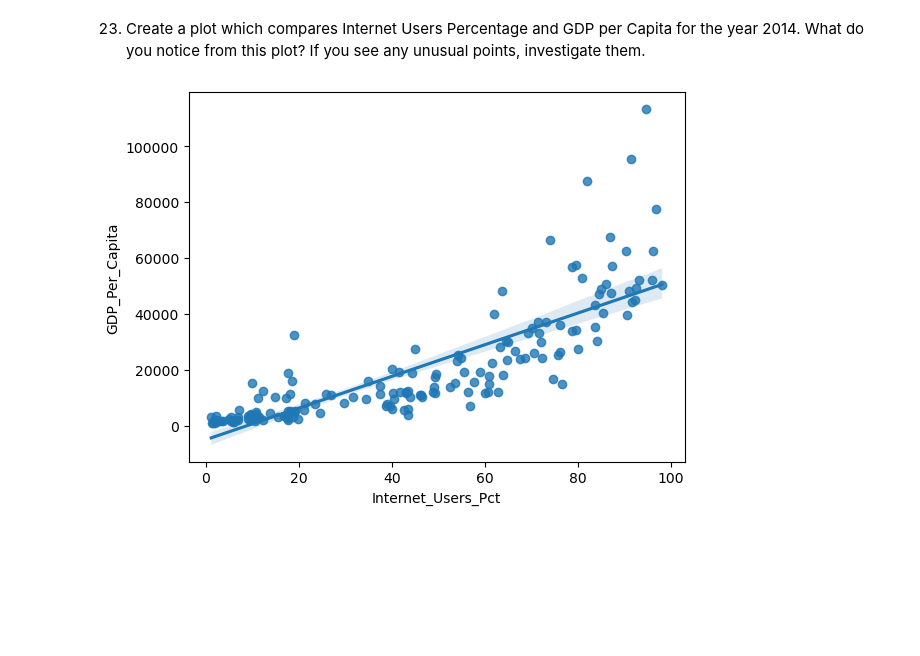
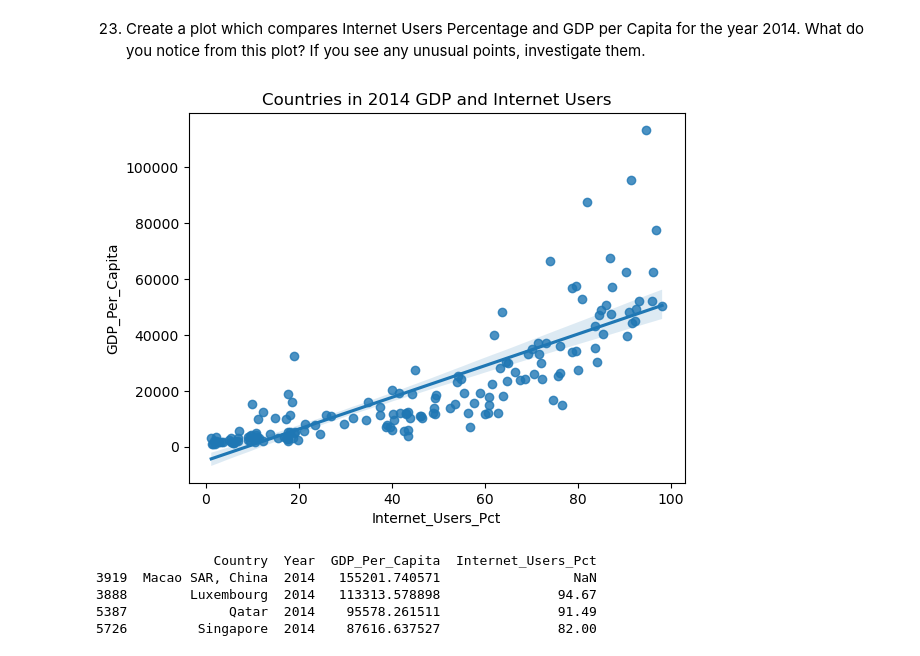
Before and after one commit to CaitlinC91/gdp-and-internet-usage-CaitlinC91, a Jupyter notebook: notebooks/un_gdp_internet_project.ipynb, the cells around one changed output. Drawn from its saved outputs; the diff is of its cells as text; code cells hidden in the pictures; blank space fills up the shorter version.

```diff
--- a/notebooks/un_gdp_internet_project.ipynb
+++ b/notebooks/un_gdp_internet_project.ipynb
@@ -404,6 +415,17 @@ print(gdp_and_internet_use_2014)
 23. Create a plot which compares Internet Users Percentage and GDP per Capita for the year 2014. What do you notice from this plot? If you see any unusual points, investigate them.
 # %%
 sns.regplot(x=gdp_and_internet_use_2014["Internet_Users_Pct"], y=gdp_and_internet_use_2014["GDP_Per_Capita"])
+plt.title('Countries in 2014 GDP and Internet Users')
 plt.show()
 # %% [output]
-[figure, old version]
+[figure, new version]
+# %%
+#China doesn't actually have internet user data for 2014 so should be excluded.
+top_4_gdp = gdp_and_internet_use_2014.nlargest(4, 'GDP_Per_Capita')
+print(top_3_gdp)
+# %% [output]
+               Country  Year  GDP_Per_Capita  Internet_Users_Pct
+3919  Macao SAR, China  2014   155201.740571                 NaN
+3888        Luxembourg  2014   113313.578898               94.67
+5387             Qatar  2014    95578.261511               91.49
+5726         Singapore  2014    87616.637527               82.00
```
Also changed, not shown: parts of 1 cell of this notebook.
